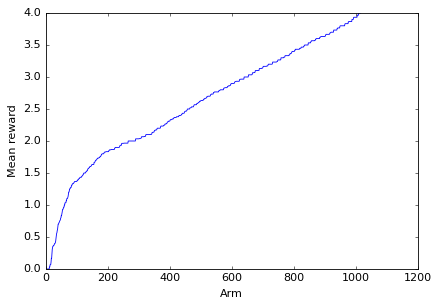
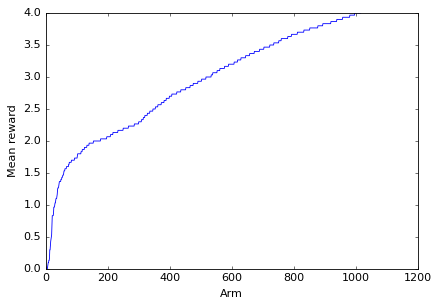
Code edit (unified diff) that turned the first committed figure into the second:
--- before
+++ after
@@ -1,3 +1,3 @@
-filename = "data/helpsteer2_helpfulness"
+filename = "new_data/helpsteer2_helpfulness_gpt-4.1-nano"
 
 with open("%s.jsonl" % filename, "r") as f:
@@ -15,4 +15,5 @@
 mu = np.zeros(K)
 sigma = np.zeros(K)
+new_K = 0
 for i in range(K):
   sub_rewards = rewards[i * per_arm_rewards : (i + 1) * per_arm_rewards]
@@ -21,4 +22,24 @@
   mu[i] = sub_rewards.mean()
   sigma[i] = np.maximum(sub_rewards.std(), 1e-3)
+  if len(sub_rewards) == 0:
+    new_K -= 1
+
+new_K = new_K + K
+new_random_rewards = {}
+new_mu = []
+new_sigma = []
+
+true_counter = 0
+for i in range(K):
+  if len(random_rewards[i]) != 0:
+    new_random_rewards[true_counter] = random_rewards[i]
+    new_mu.append(mu[i])
+    new_sigma.append(sigma[i])
+    true_counter += 1
+
+K = new_K
+random_rewards = new_random_rewards
+mu = np.array(new_mu)
+sigma = np.array(new_sigma)
 
 plt.plot(np.sort(mu))
@@ -41,5 +62,6 @@
   (2, "UCB", "red", "UCB")]
 
-deltas = [0.49, 0.25, 0.125, 0.0625, 0.03125, 0.015625, 0.0078125, 0.00390625]
+# deltas = [0.49, 0.25, 0.125, 0.0625, 0.03125, 0.015625, 0.0078125, 0.00390625]
+deltas = [0.125, 0.0625, 0.03125, 0.015625]
 
 for delta in deltas:
@@ -74,5 +96,5 @@
         for t in range(n):
           # pull arm
-          if (alg_name == "UCB") and (np.floor(t / K) <= 4 * np.log(1 / delta)):
+          if (alg_name == "UCB") and (np.floor(t / K) <= 4 * np.log(1 / delta)): # Required condition for running UCB.
             arm = t % K
           else:
@@ -81,5 +103,9 @@
 
           # observe random reward
-          r = random_rewards[arm][np.random.randint(random_rewards[arm].size)]
+          try:
+            r = random_rewards[arm][np.random.randint(random_rewards[arm].size)]
+          except:
+            print("arm: ",arm)
+            raise
 
           # logging
@@ -100,5 +126,5 @@
           mu_hat = np.zeros(K)
           for i in range(K):
-            sub = np.logical_and(logged_arms == i, np.arange(n) < t)
+            sub = np.logical_and(logged_arms == i, np.arange(n) < t) # times arm i was chosen as an array.
             mu_hat[i] = logged_rewards[sub].sum() / np.sum(sub)
           errors[ndx, run] = np.abs(mu - mu_hat).max()
@@ -108,6 +134,6 @@
         fmt="none", ecolor=alg[2])
 
-    print(f"Delta: {delta}, Runs: {num_runs}, Steps: {n}")
-    plt.title(filename)
+    print(f"Delta: {delta}, Runs: {num_runs}, Steps: {n}, Burn-in-period: {math.log(1/delta,2)*4*K}")
+    plt.title(" ")
     plt.xlabel("Sample size")
     plt.ylabel("Maximum error")
@@ -115,4 +141,4 @@
 
     plt.tight_layout()
-    plt.savefig("Error.pdf", format="pdf", dpi=1200, bbox_inches=0)
+    plt.savefig(f"./outputs/file= {filename[9:]}, runs averaged= {num_runs}, steps= {n}, delta={delta:.3f}, burn_in_period= {math.log(1/delta,2)*4*K}, maximum-error.pdf", format="pdf", dpi=1200, bbox_inches=0)
     plt.show()

Commit: Small bug fixed, where if all the results for a single prompt response pair are "-1", the code won't crash anymore.